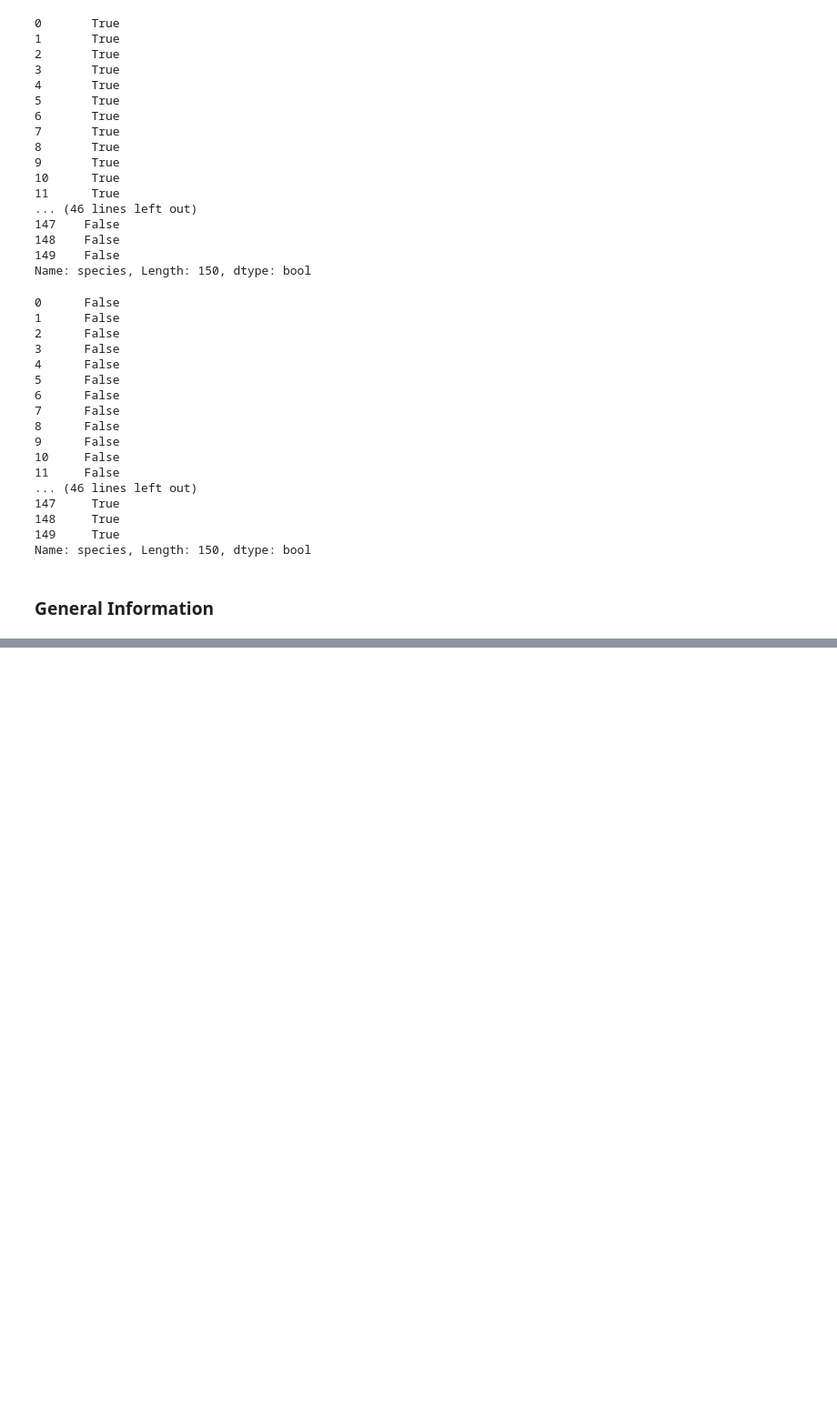
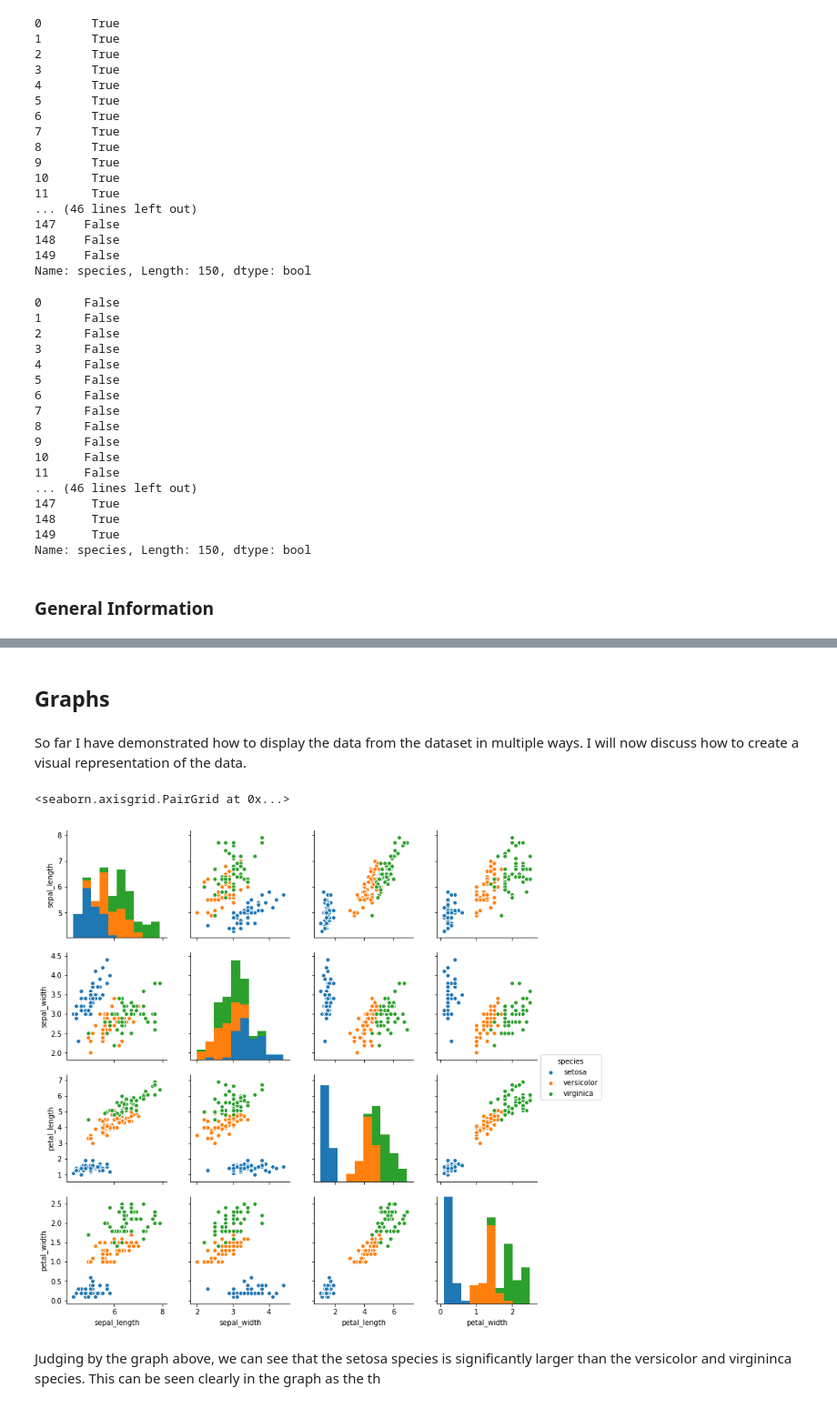
Before and after one commit to CathalRyan96/Emerging-Technologies, a Jupyter notebook: iris-dataset.ipynb, the cells around one changed output, grey strips where cells are left out. Shown: that part at 91% size. Saved outputs shown, nothing was run; the diff lists cells and outputs as text; code cells hidden in the pictures; blank space fills up the shorter version.

Commit message:
added graph section of iris

```diff
--- a/iris-dataset.ipynb
+++ b/iris-dataset.ipynb
@@ -138,0 +151,4 @@ Finally, to view the general information regarding the dataset, the below line o
+# %% [markdown]
+## Graphs
+# %% [markdown]
+So far I have demonstrated how to display the data from the dataset in multiple ways. I will now discuss how to create a visual representation of the data.
@@ -138,0 +158,7 @@ Finally, to view the general information regarding the dataset, the below line o
+# %%
+sns.pairplot(df, hue='species')
+# %% [output]
+<seaborn.axisgrid.PairGrid at 0x...>
+[figure, added]
+# %% [markdown]
+Judging by the graph above, we can see that the setosa species is significantly larger than the versicolor and virgininca species. This can be seen clearly in the graph as the th
```
Also changed, not shown: parts of 3 cells of this notebook.
